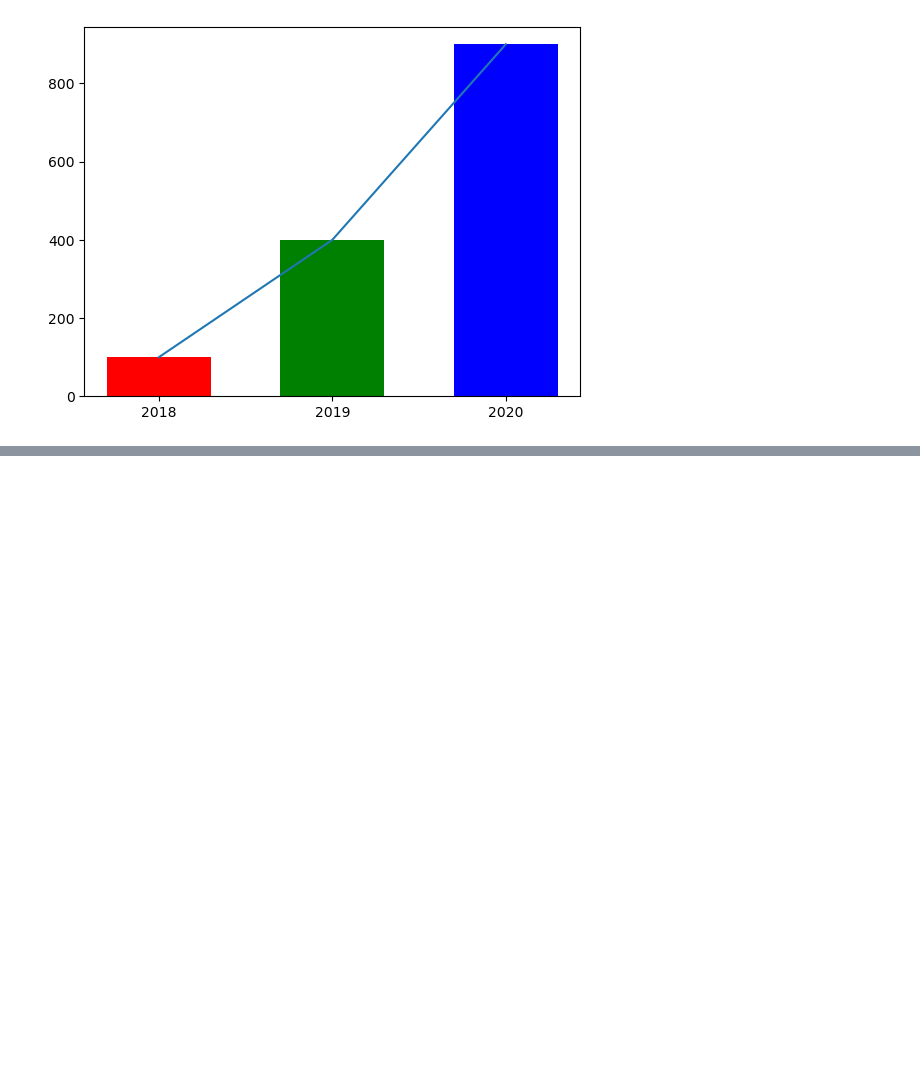
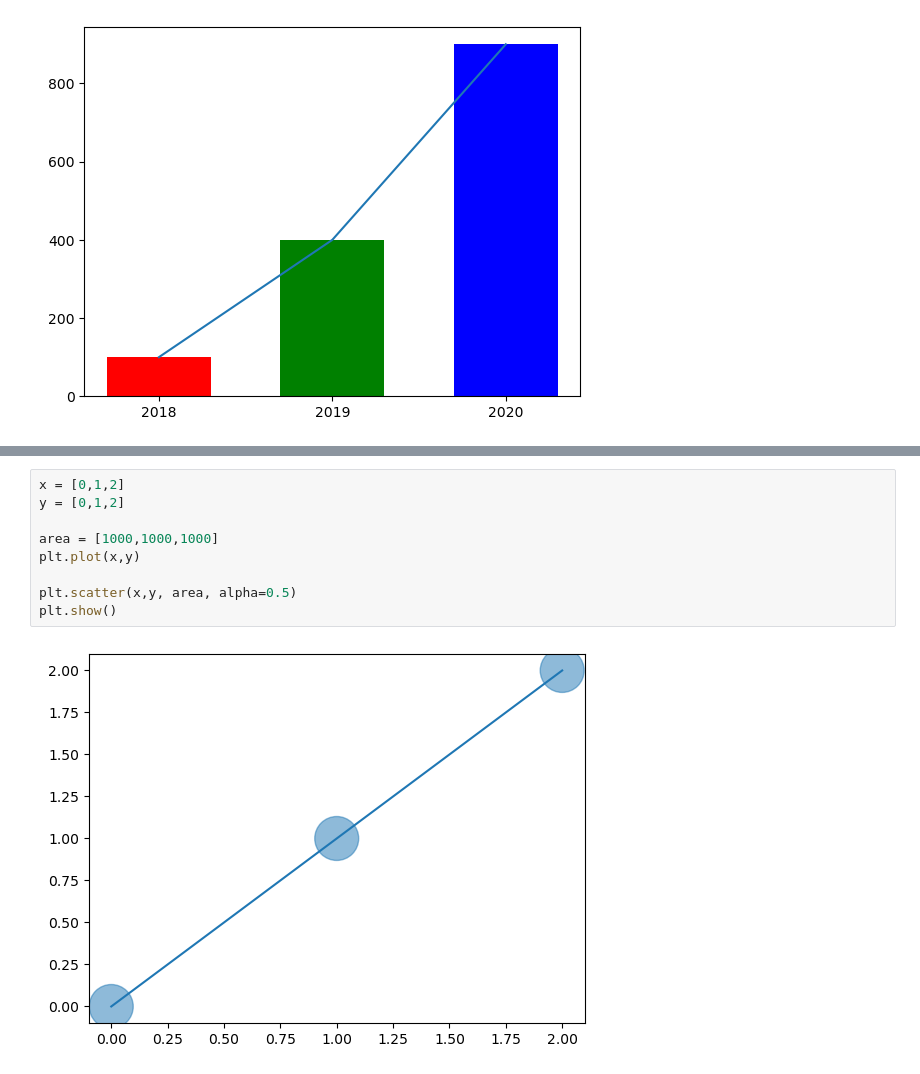
Before and after one commit to koi154/koi154, a Jupyter notebook: 241218.ipynb, the cells around one changed output, grey strips where cells are left out. Saved outputs shown, nothing was run; the diff lists cells and outputs as text; blank space fills up the shorter version.

```diff
--- a/241218.ipynb
+++ b/241218.ipynb
@@ -55,0 +79,11 @@ plt.show()
+# %%
+x = [0,1,2]
+y = [0,1,2]
+
+area = [1000,1000,1000]
+plt.plot(x,y)
+
+plt.scatter(x,y, area, alpha=0.5)
+plt.show()
+# %% [output]
+[figure, added]
```
Also changed, not shown: parts of 18 cells of this notebook, 10 other files.
